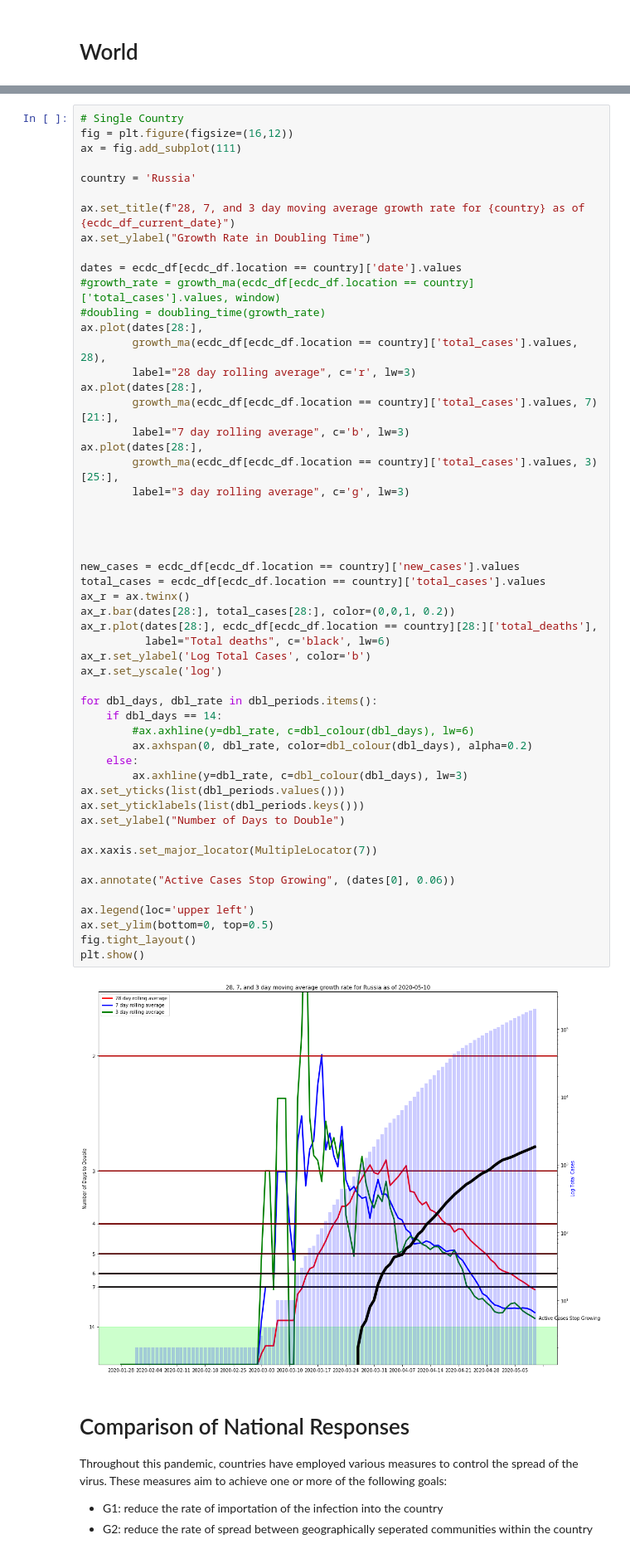
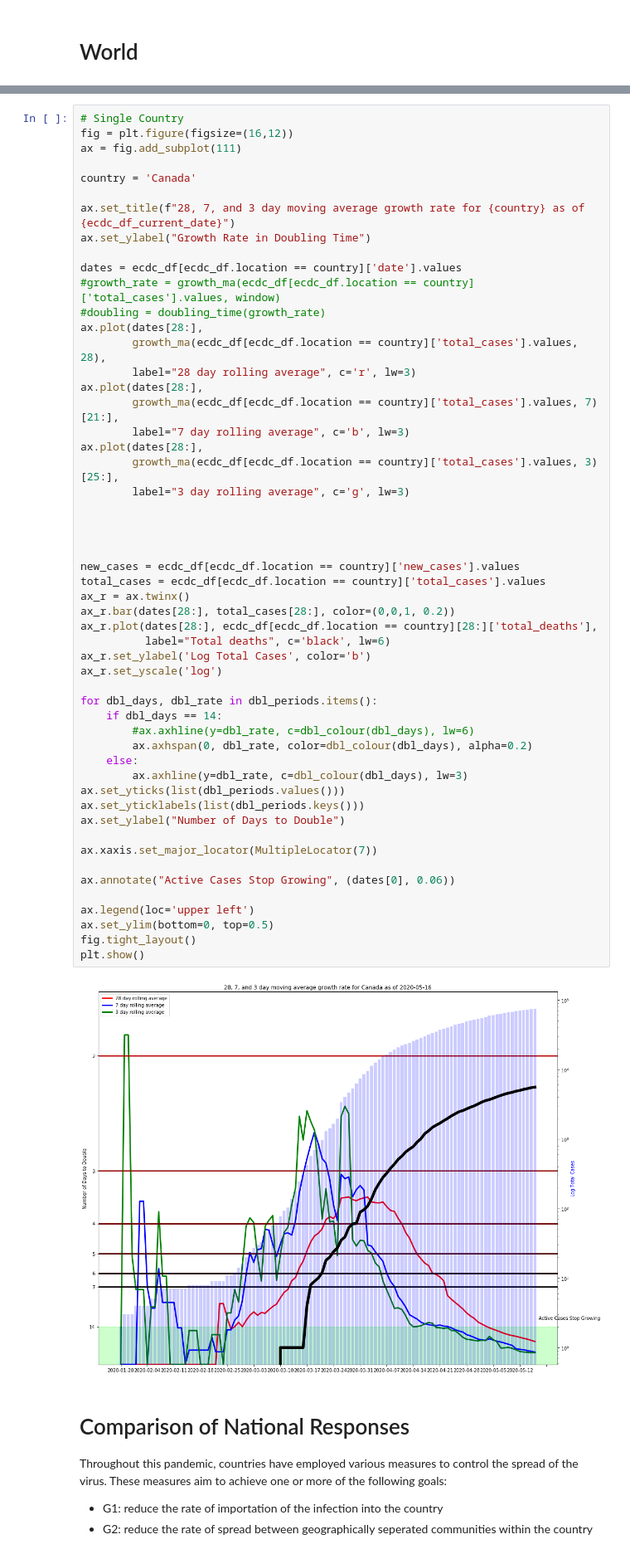
Before and after one commit to cyberlogician/covid-19, a Jupyter notebook: COVID-19_old.ipynb, the cells around one changed output, grey strips where cells are left out. Shown at 83% size. Drawn from its saved outputs; the diff is of its cells as text.

```diff
--- a/COVID-19_old.ipynb
+++ b/COVID-19_old.ipynb
@@ -282,7 +282,7 @@ Name: Russia, Length: 132, dtype: float64
 fig = plt.figure(figsize=(16,12))
 ax = fig.add_subplot(111)
 
-country = 'Russia'
+country = 'Canada'
 
 ax.set_title(f"28, 7, and 3 day moving average growth rate for {country} as of {ecdc_df_current_date}")
 ax.set_ylabel("Growth Rate in Doubling Time")
@@ -304,34 +304,34 @@ ax.plot(dates[28:],
 
 
 new_cases = ecdc_df[ecdc_df.location == country]['new_cases'].values
 total_cases = ecdc_df[ecdc_df.location == country]['total_cases'].values
 ax_r = ax.twinx()
 ax_r.bar(dates[28:], total_cases[28:], color=(0,0,1, 0.2))
 ax_r.plot(dates[28:], ecdc_df[ecdc_df.location == country][28:]['total_deaths'],
           label="Total deaths", c='black', lw=6)
 ax_r.set_ylabel('Log Total Cases', color='b')
 ax_r.set_yscale('log')
 
 for dbl_days, dbl_rate in dbl_periods.items():
     if dbl_days == 14:
         #ax.axhline(y=dbl_rate, c=dbl_colour(dbl_days), lw=6)
         ax.axhspan(0, dbl_rate, color=dbl_colour(dbl_days), alpha=0.2)
     else:
         ax.axhline(y=dbl_rate, c=dbl_colour(dbl_days), lw=3)
 ax.set_yticks(list(dbl_periods.values()))
 ax.set_yticklabels(list(dbl_periods.keys()))
 ax.set_ylabel("Number of Days to Double")
 
 ax.xaxis.set_major_locator(MultipleLocator(7))
 
 ax.annotate("Active Cases Stop Growing", (dates[0], 0.06))
 
 ax.legend(loc='upper left')
 ax.set_ylim(bottom=0, top=0.5)
 fig.tight_layout()
 plt.show()
 # %% [output]
-[figure, old version]
+[figure, new version]
 # %% [markdown]
 # Comparison of National Responses
 
```
Also changed, not shown: parts of 33 cells of this notebook, 2 other files.
